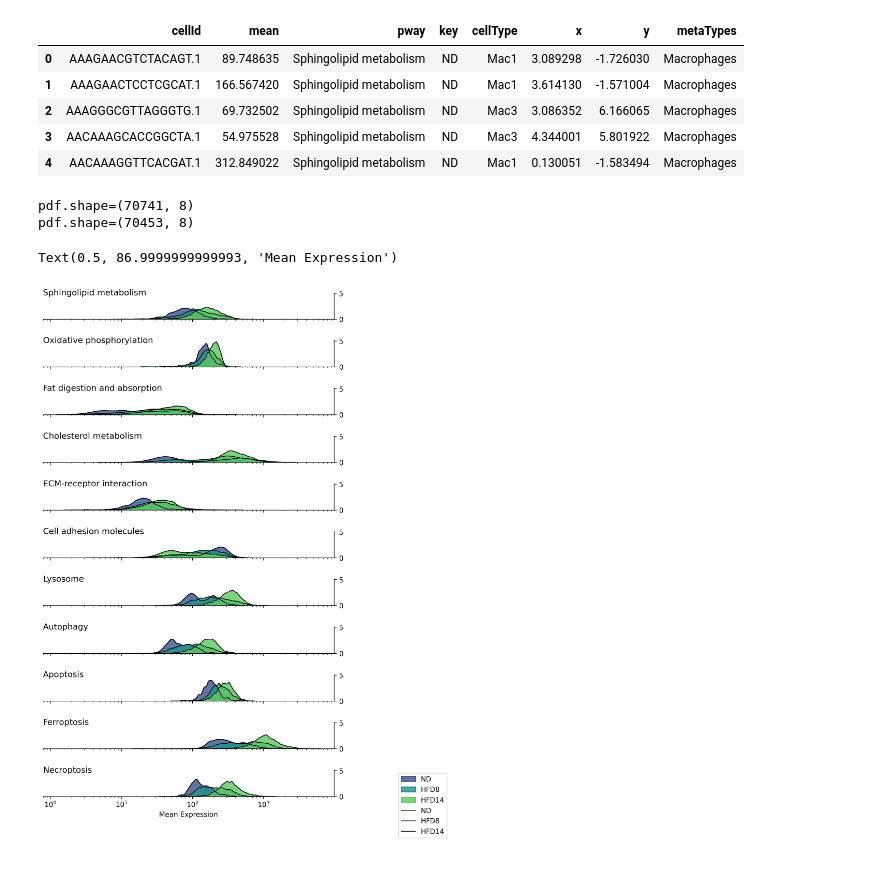
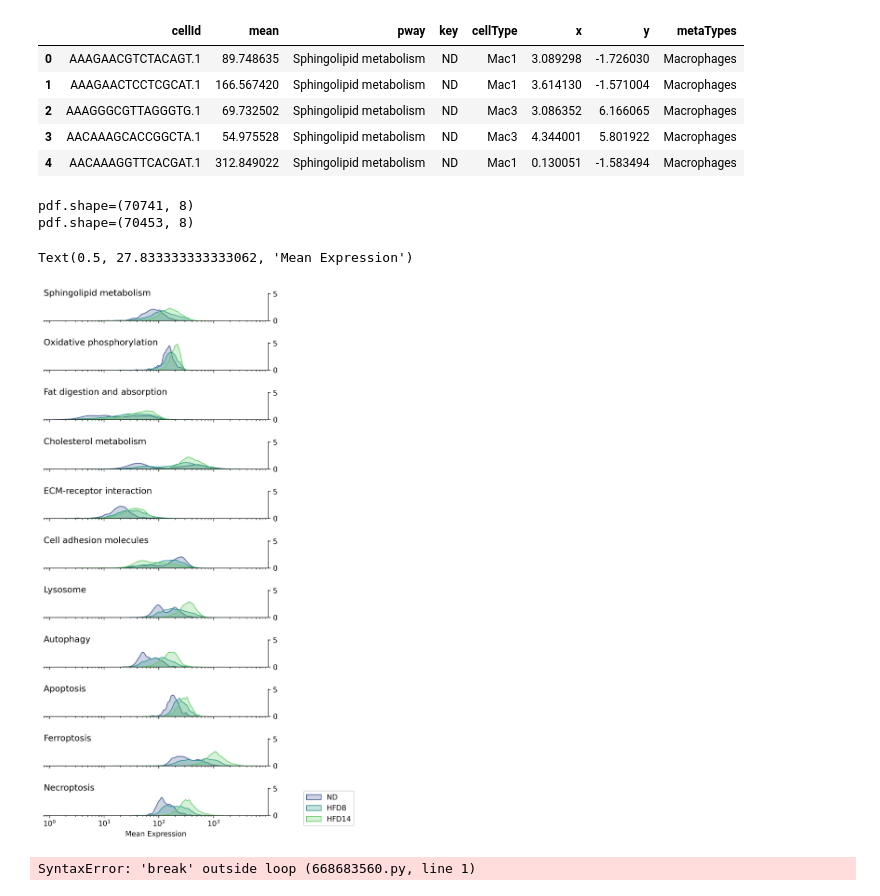
Before and after one commit to CooperStansbury/spatial_transcriptomics, a Jupyter notebook: clustering/continuum/pathwayPolarization.ipynb, the cells around one changed output. Cells and saved outputs as stored; diff of their text form; code cells hidden in the pictures.

```diff
--- a/clustering/continuum/pathwayPolarization.ipynb
+++ b/clustering/continuum/pathwayPolarization.ipynb
@@ -313,12 +311,16 @@ pdf = pdf[pdf['mean'] > 0]
 print(f"{pdf.shape=}")
 
 
+
 g = sns.FacetGrid(pdf,
                   row="pway",
                   hue="key",
+                  # sharex=False,
                   height=1,
-                  aspect=6.5,
+                  aspect=5,
                   palette='viridis')
+
+plt.rcParams['figure.facecolor'] = "None"
 
 # Draw the densities in a few steps
 g.map(sns.kdeplot, "mean",
@@ -327,43 +329,49 @@ g.map(sns.kdeplot, "mean",
       common_norm=False,
       fill=True,
       log_scale=True,
-      alpha=0.8,
-      linewidth=1.5)
+      # alpha=0.8,
+      linewidth=1.)
 
-g.map(sns.kdeplot, "mean",
-      clip_on=True,
-      common_norm=False,
-      color="k",
-      log_scale=True,
-      lw=1,
-      bw_adjust=.5)
+# g.map(sns.kdeplot, "mean",
+#       clip_on=True,
+#       common_norm=False,
+#       color="k",
+#       log_scale=True,
+#       lw=1,
+#       bw_adjust=.5)
 
 g.set_titles("")
 
 g.set(ylabel="")
 
 g.despine(bottom=False, left=True, right=False)
 
 for ax, label in zip(g.axes.flat, pdf['pway'].unique()):
     ax.text(0, 1, label,
             fontsize=12,
             ha="left",
             va="center",
             transform=ax.transAxes)
 
+    ax.set_facecolor('None')
+
 
 plt.legend(loc='upper right', bbox_to_anchor=(1.4, 1.02))
 plt.xlabel('Mean Expression')
 
 # sns.move_legend(plt.gca(),
 #                 title="",
 #                 frameon=False,
 #                 loc='upper right', b
 #                 box_to_anchor=(1.4, 1.02))
 # %% [output]
 pdf.shape=(70741, 8)
 pdf.shape=(70453, 8)
-Text(0.5, 86.9999999999993, 'Mean Expression')
+Text(0.5, 27.833333333333062, 'Mean Expression')
-[figure, old version]
+[figure, new version]
+# %%
+break
+# %% [output]
+SyntaxError: 'break' outside loop (668683560.py, line 1)
 # %%
 ?fig.supylabel
```
Also changed, not shown: parts of 3 cells of this notebook, 33 other files.
